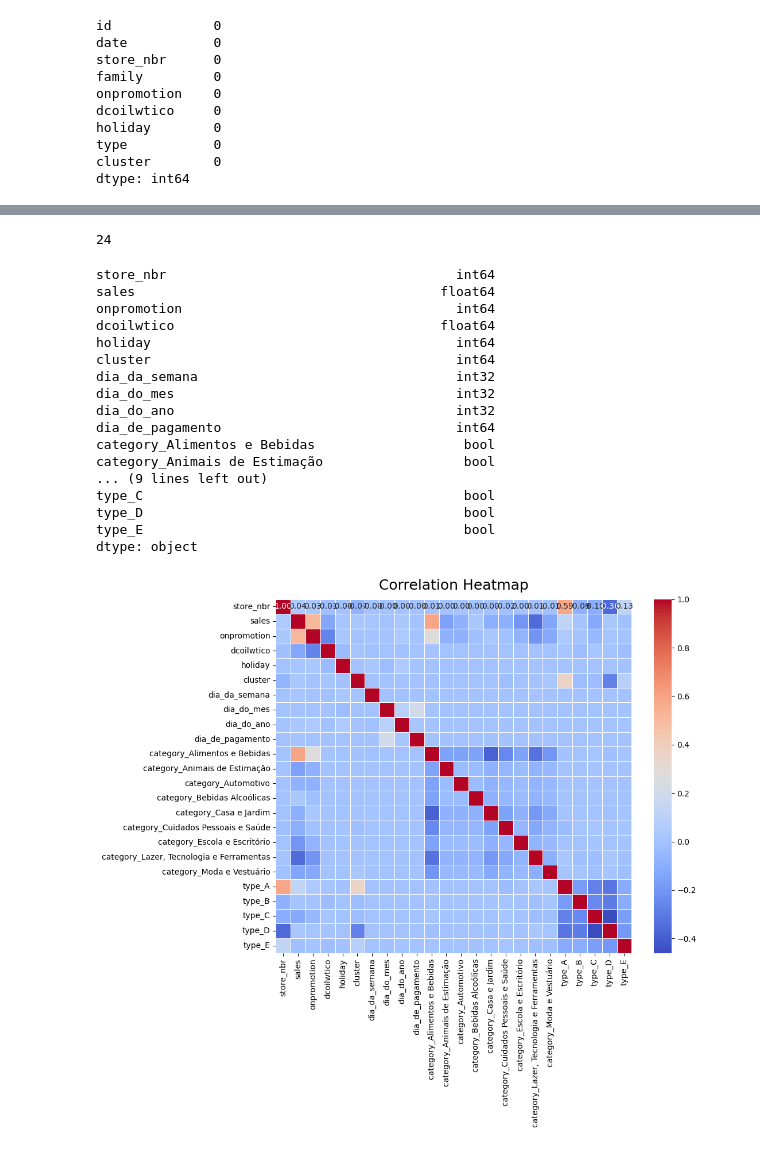
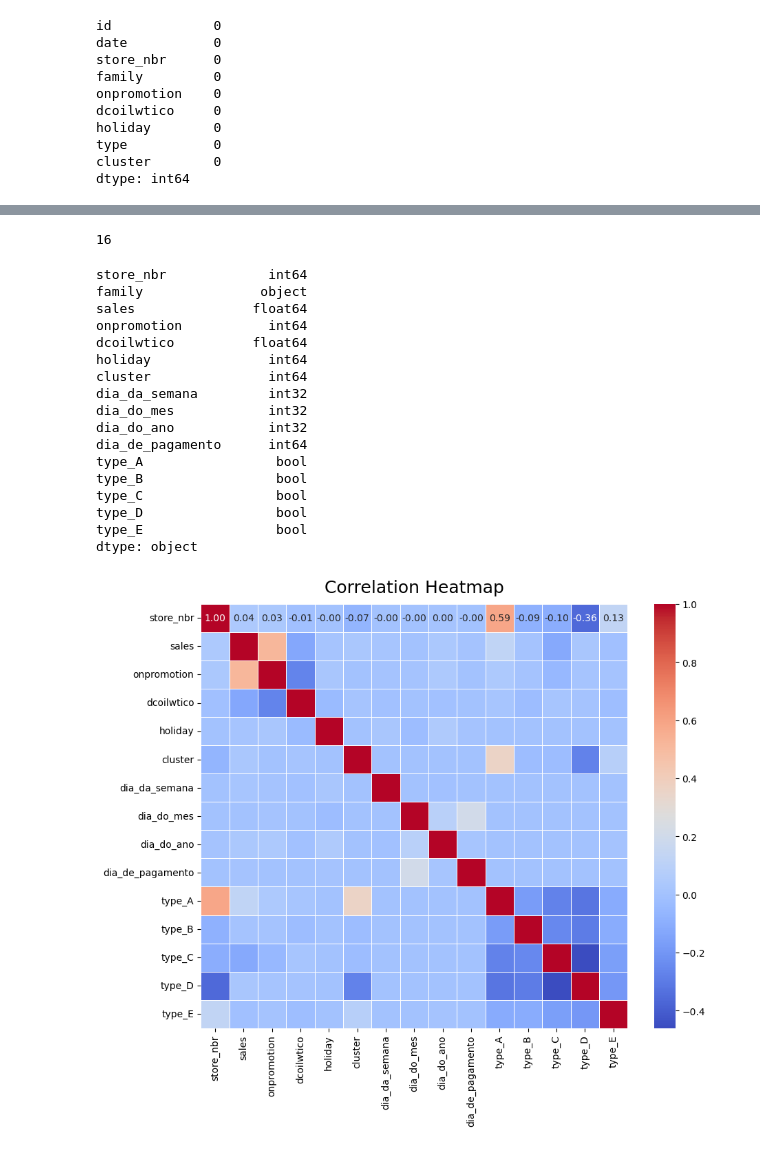
Before and after one commit to MrBarreto/DataMining, a Jupyter notebook: t2/t2.ipynb, the cells around one changed output, grey strips where cells are left out. Saved outputs shown, nothing was run; the diff lists cells and outputs as text; code cells hidden in the pictures.

```diff
--- a/t2/t2.ipynb
+++ b/t2/t2.ipynb
@@ -441,9 +452,6 @@ holiday        0
 type           0
 cluster        0
 dtype: int64
-# %%
-dados['category'] = dados['family'].apply(map_to_macrocategory)
-dados_val['category'] = dados_val['family'].apply(map_to_macrocategory)
 # %%
 dados.dtypes
 # %% [output]
@@ -522,9 +528,9 @@ dados_val.head()
 # %%
-dados_encoded = pd.get_dummies(dados, columns=['category', 'type'])
-dados_val_encoded = pd.get_dummies(dados_val, columns=['category', 'type'])
+dados_encoded = pd.get_dummies(dados, columns=['type'])
+dados_val_encoded = pd.get_dummies(dados_val, columns=['type'])
 # %%
-dados_encoded.drop(columns=['date', 'family', 'category', 'type', 'index'], errors='ignore', inplace=True)
-dados_val_encoded.drop(columns=['date', 'family', 'category', 'type', 'index'], errors='ignore', inplace=True)
+dados_encoded.drop(columns=['date', 'type', 'index'], errors='ignore', inplace=True)
+dados_val_encoded.drop(columns=['date', 'type', 'index'], errors='ignore', inplace=True)
 # %%
 dados_encoded.head()
 # %% [output]
@@ -548,34 +552,35 @@ dados_val_encoded.head()
 # %%
 len(dados_encoded.columns)
 # %% [output]
-24
+16
 # %%
 dados_encoded.dtypes
 # %% [output]
-store_nbr                                     int64
-sales                                       float64
-onpromotion                                   int64
-dcoilwtico                                  float64
-holiday                                       int64
-cluster                                       int64
-dia_da_semana                                 int32
-dia_do_mes                                    int32
-dia_do_ano                                    int32
-dia_de_pagamento                              int64
-category_Alimentos e Bebidas                   bool
-category_Animais de Estimação                  bool
-... (9 lines left out)
-type_C                                         bool
-type_D                                         bool
-type_E                                         bool
+store_nbr             int64
+family               object
+sales               float64
+onpromotion           int64
+dcoilwtico          float64
+holiday               int64
+cluster               int64
+dia_da_semana         int32
+dia_do_mes            int32
+dia_do_ano            int32
+dia_de_pagamento      int64
+type_A                 bool
+type_B                 bool
+type_C                 bool
+type_D                 bool
+type_E                 bool
 dtype: object
 # %%
-correlacao = dados_encoded.corr(method='spearman')
+grafico = dados_encoded.drop(columns=['family'])
+correlacao = grafico.corr(method='spearman')
 plt.figure(figsize=(10, 8))
 heatmap = sns.heatmap(correlacao, annot=True, cmap='coolwarm', fmt=".2f", linewidths=.5)
 heatmap.set_title('Correlation Heatmap', fontdict={'fontsize':18}, pad=12);
 # %% [output]
-[figure, old version]
+[figure, new version]
 # %%
 label = dados_encoded['sales']
 dados_encoded.drop(columns=['sales'], inplace=True)
```
Also changed, not shown: parts of 41 cells of this notebook, 1 other file.
